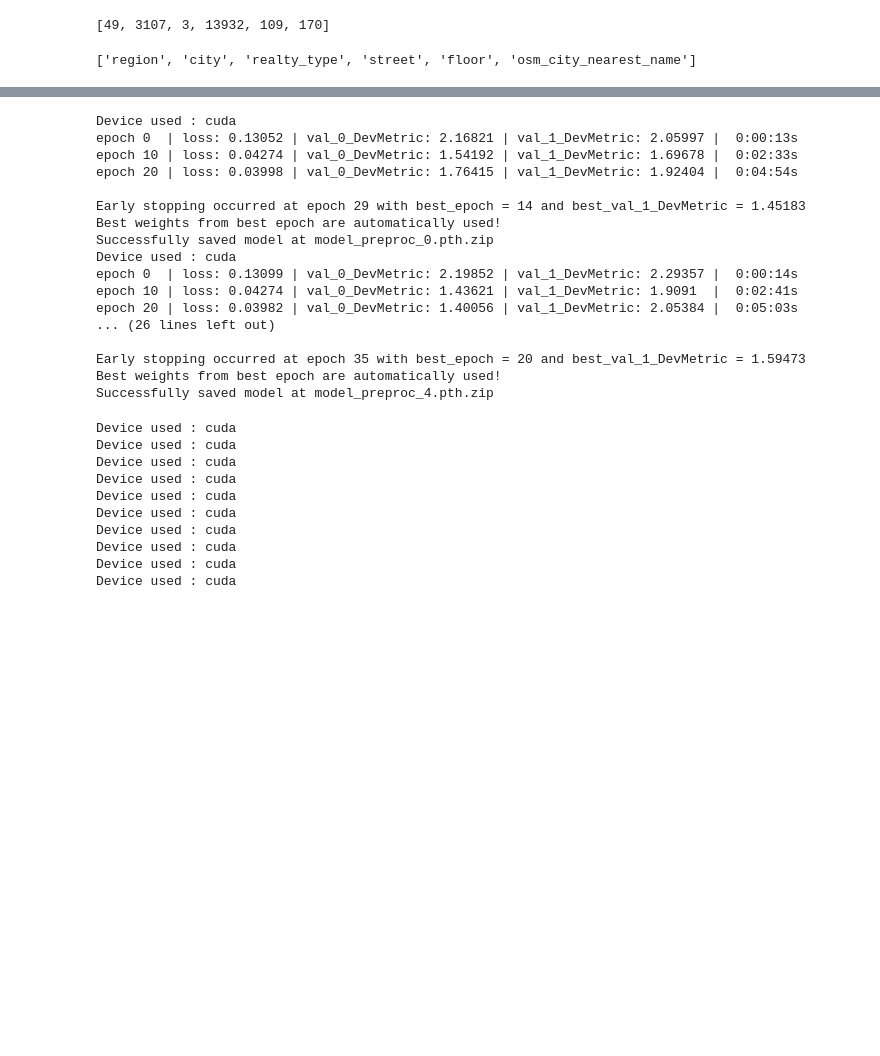
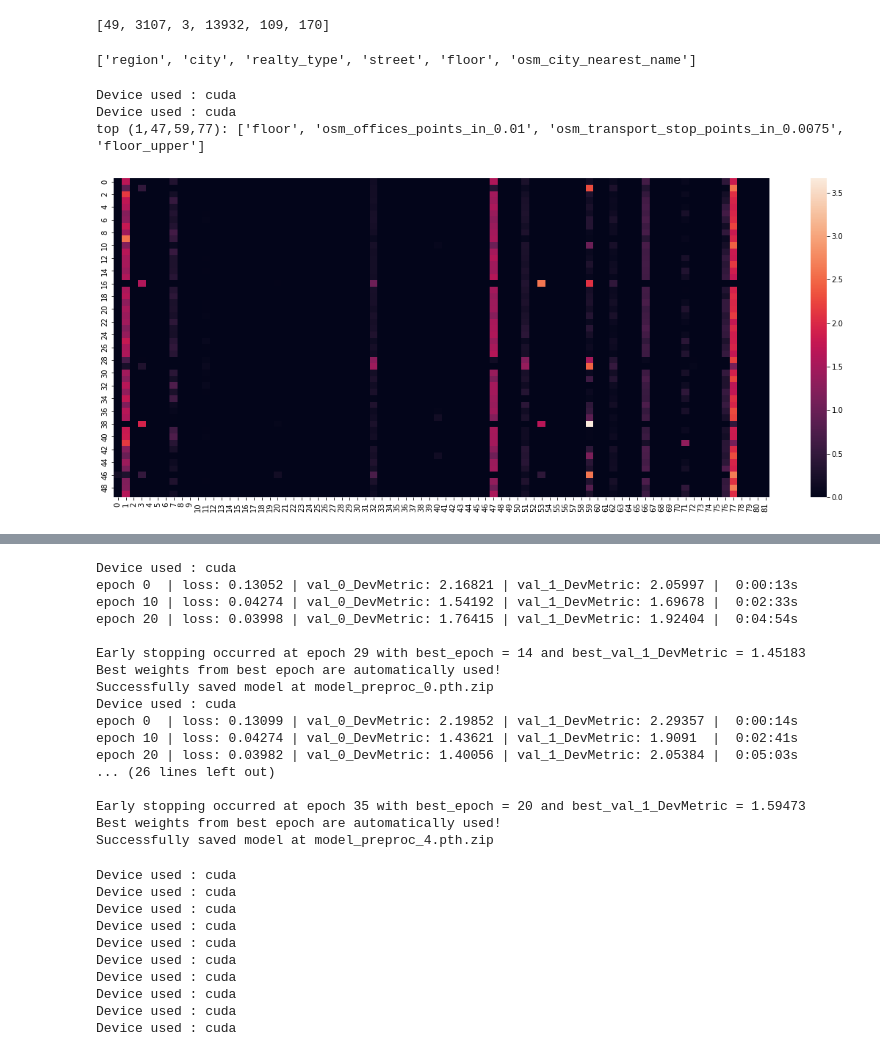
Before and after one commit to gleberof/Raifhack-DS-2021, a Jupyter notebook: notebooks/tabnet_preproc.ipynb, the cells around one changed output, grey strips where cells are left out. Cells and saved outputs as stored; diff of their text form; code cells hidden in the pictures; blank space fills up the shorter version.

```diff
--- a/notebooks/tabnet_preproc.ipynb
+++ b/notebooks/tabnet_preproc.ipynb
@@ -323,3 +323,81 @@ for c in train_df.columns:
     median_val = train_df[c].median()
     train_df[c] = train_df[c].fillna(median_val)
     test_df[c] = test_df[c].fillna(median_val)
+# %%
+from sklearn.model_selection import KFold
+from pytorch_tabnet.metrics import Metric
+from pytorch_tabnet.tab_model import TabNetRegressor
+
+import torch
+from torch.optim import AdamW, SGD
+from torch.optim.lr_scheduler import ReduceLROnPlateau, CosineAnnealingWarmRestarts
+
+import matplotlib.pyplot as plt
+import seaborn as sns
+import numpy.matlib
+
+tabnet_params = dict(
+    cat_idxs=cat_idxs,
+    cat_dims=dim_size_,
+    cat_emb_dim=5,
+    n_d = 8,
+    n_a = 8,
+    n_steps = 1,
+    gamma = 5,
+    n_independent = 2,
+    n_shared = 2,
+    lambda_sparse = 0,
+    optimizer_fn = AdamW,
+    optimizer_params = dict(lr = (1e-2), weight_decay=0.0),
+    mask_type = "entmax",
+    scheduler_params = dict(T_0=120, T_mult=1, eta_min=1e-5, last_epoch=-1, verbose=False),
+    scheduler_fn = CosineAnnealingWarmRestarts,
+    seed = 42,
+    verbose = 10
+)
+
+kf = KFold(n_splits=5, shuffle=True, random_state=239)
+
+class DevMetric(Metric):
+    def __init__(self):
+        self._name = "DevMetric"
+        self._maximize = False
+
+    def __call__(self, y_true, y_score):
+        #print(y_true.shape, y_score.shape, y_true.dtype)
+        return metrics_stat(np.expm1(y_true.flatten()),
+                            np.expm1(np.clip(y_score.flatten(),5,15))
+                           )['raif_metric']
+
+def MAPELoss(y_pred, y_true):
+    return torch.mean(torch.abs(y_true - y_pred) / y_true).clone()
+
+
+ifold = 0
+for tr,va in kf.split(train_df):
+
+    df_tr = train_df.loc[tr].reset_index(drop=True).values
+    df_va = train_df.loc[va].reset_index(drop=True).values
+    tr_y = np.log1p(train.loc[tr,[TARGET]].values)
+    va_y = np.log1p(train.loc[va,[TARGET]].values)
+
+    va_y = va_y[train_df.loc[va].price_type.values == 1]
+    df_va = df_va[train_df.loc[va].price_type.values == 1]
+
+    c_1_tr_y = tr_y[train_df.loc[tr].price_type.values == 1]
+    c_1_df_tr = df_tr[train_df.loc[tr].price_type.values == 1]
+
+    clf = TabNetRegressor(**tabnet_params)
+
+    clf.load_model('model_preproc_'+str(ifold)+'.pth.zip')
+    matrix = clf.explain(df_va)
+    fig, ax = plt.subplots(figsize=(20,8))
+    sns.heatmap(matrix[0][:50], ax=ax)
+    print('top (1,47,59,77):', [train_df.columns.tolist()[x] for x in [1,47,59,77]])
+    ifold += 1
+    break
+# %% [output]
+Device used : cuda
+Device used : cuda
+top (1,47,59,77): ['floor', 'osm_offices_points_in_0.01', 'osm_transport_stop_points_in_0.0075', 'floor_upper']
+[figure, added]
```
Also changed, not shown: parts of 17 cells of this notebook, 11 other files.
